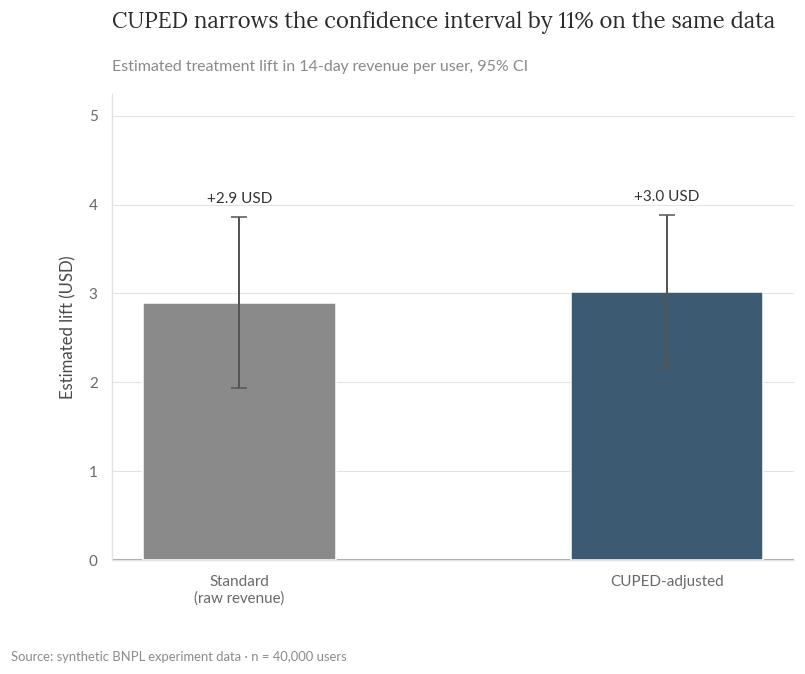
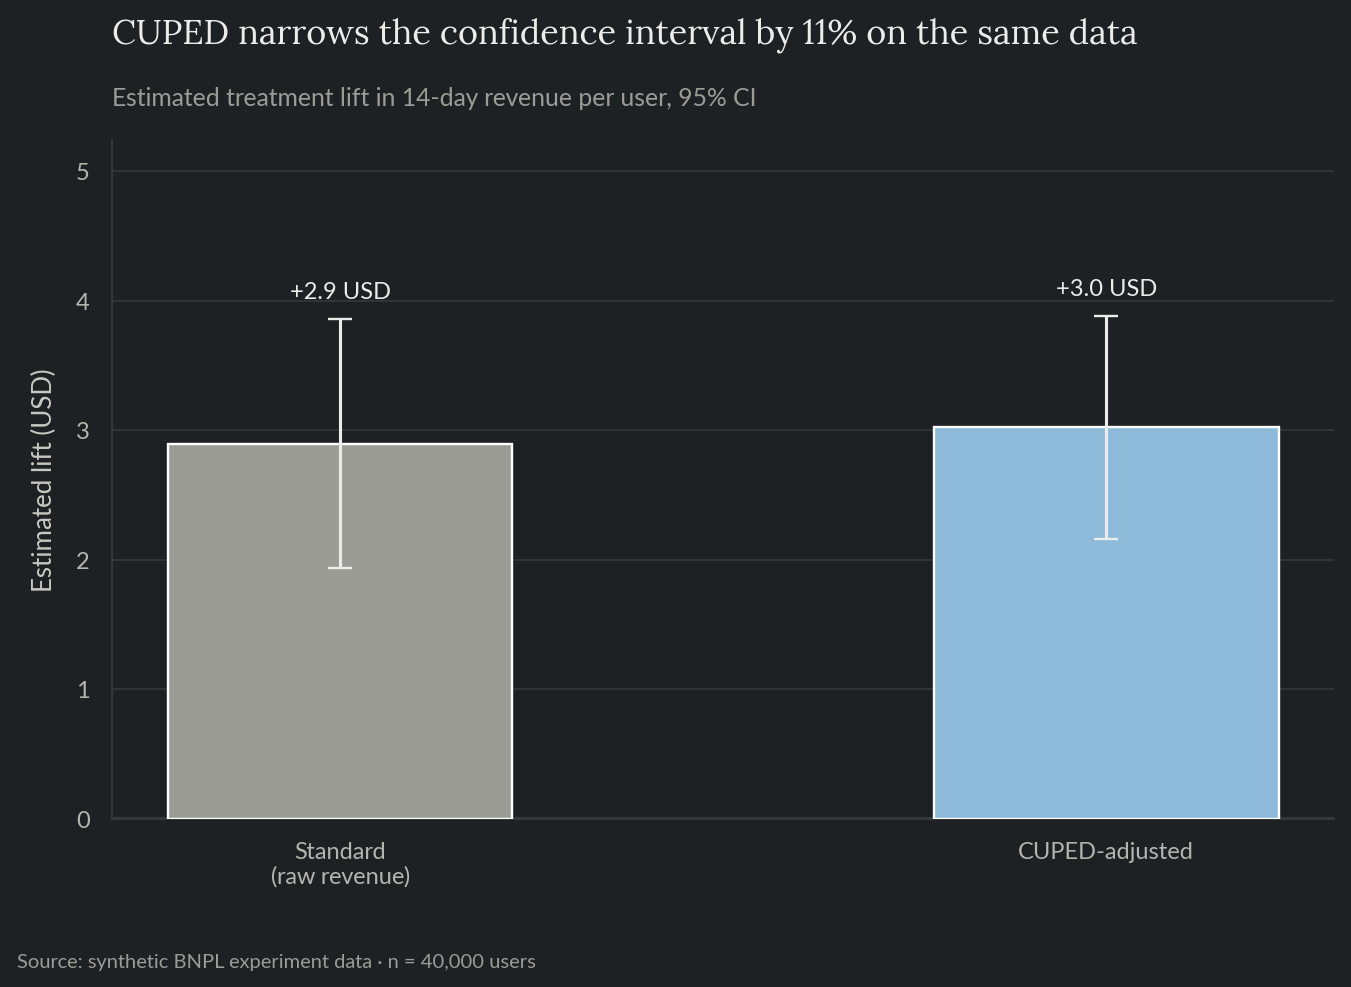
The notebook cell's code change between the first figure and the second:
--- before
+++ after
@@ -4,10 +4,10 @@
 errs = [1.96 * se_raw, 1.96 * se_adj]
 ax.bar(labels, diffs, yerr=errs, color=[GREY, SLATE], width=0.45, zorder=3,
-       error_kw={"ecolor": "#555", "elinewidth": 1.3, "capsize": 5})
+       error_kw={"ecolor": INK, "elinewidth": 1.3, "capsize": 5})
 ax.axhline(0, color=GREY, linewidth=1)
 ylim_max = max(d + e for d, e in zip(diffs, errs)) * 1.35
 ax.set_ylim(0, ylim_max)
 for i, v in enumerate(diffs):
-    ax.text(i, v + errs[i] + ylim_max * 0.03, f"+{v:.1f} USD", ha="center", fontsize=10, color="#333")
+    ax.text(i, v + errs[i] + ylim_max * 0.03, f"+{v:.1f} USD", ha="center", fontsize=10, color=INK)
 style_ax(ax, title=f"CUPED narrows the confidence interval by {ci_width_reduction:.0%} on the same data",
          subtitle="Estimated treatment lift in 14-day revenue per user, 95% CI", ylabel="Estimated lift (USD)")

Commit: Dark-theme all chart figures, notebooks, and landing-page thumbnails